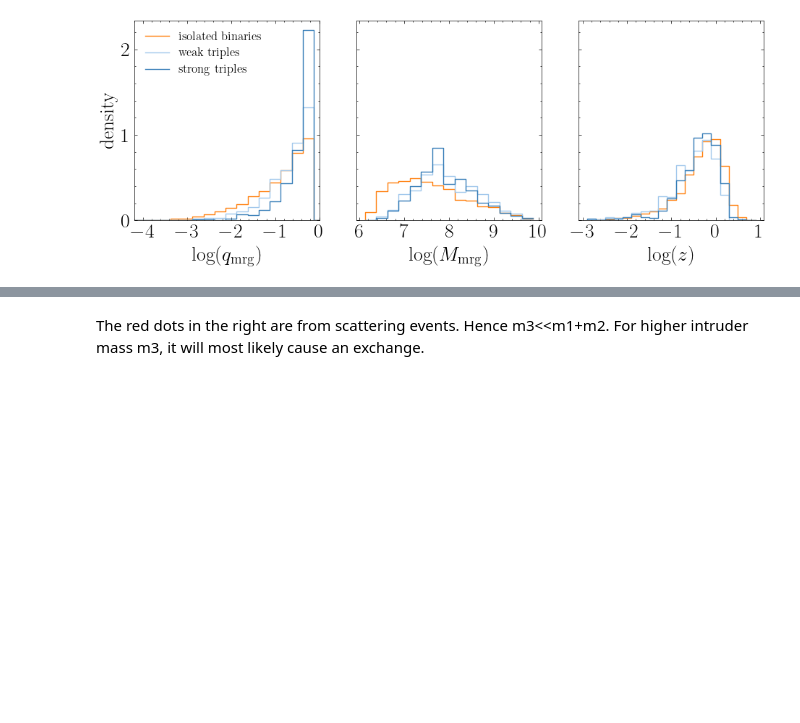
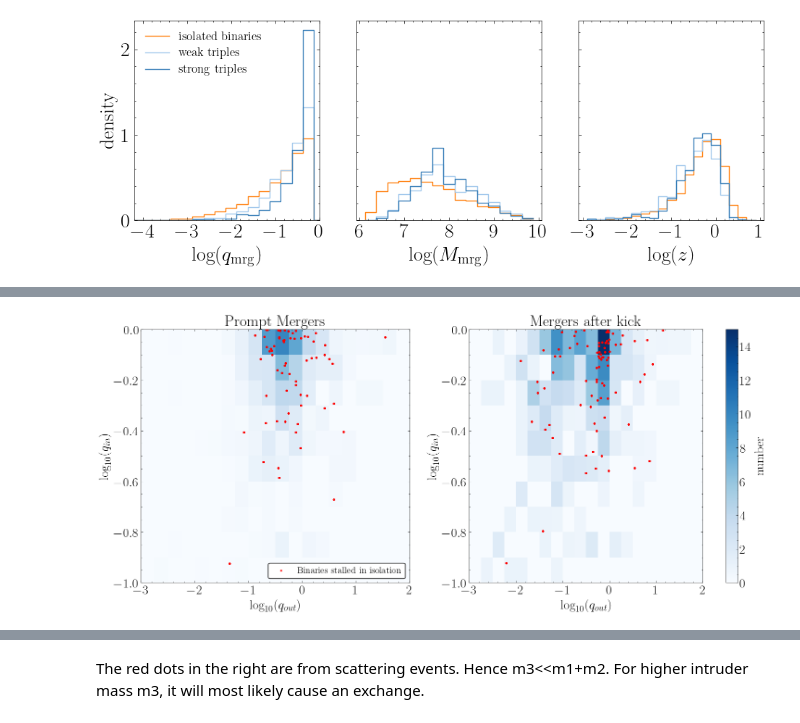
Before and after one commit to pranav-satheesh/Triple-MBH-Illustris, a Jupyter notebook: notebooks/merger_properties.ipynb, the cells around one changed output, grey strips where cells are left out. Drawn from its saved outputs; the diff is of its cells as text; code cells hidden in the pictures; blank space fills up the shorter version.

```diff
--- a/notebooks/merger_properties.ipynb
+++ b/notebooks/merger_properties.ipynb
@@ -191,8 +184,8 @@ for i in range(Nruns):
     no_qout = strong_tr[i].qout[strong_tr[i].no_merger_mask]
 
 
-    xedges =  np.linspace(-4,3,21) #logspace(aa, 21)
-    yedges =  np.linspace(-4,0,21)#logspace(bb, 21)
+    xedges =  np.linspace(-3,2,21) #logspace(aa, 21)
+    yedges =  np.linspace(-2,0,21)#logspace(bb, 21)
 
     aa_Tr, bb_Tr = np.log10(Tr_qout),np.log10(Tr_qin)
     hist_Tr, *_ = sp.stats.binned_statistic_2d(aa_Tr, bb_Tr, None, bins=(xedges, yedges), statistic='count')
@@ -210,6 +203,69 @@ for i in range(Nruns):
 hist_Tr_ej_tot = hist_Tr_ej_tot/Nruns
 hist_Tr_tot = hist_Tr_tot/Nruns
 hist_no_tot = hist_no_tot/Nruns
+# %%
+fig,axes = plt.subplots(1,2,figsize=[15,7])
+xx, yy = np.meshgrid(xedges, yedges)
+#norm = mpl.colors.Normalize(0,round(hist_Tr_tot.max()))
+
+max_val = max(hist_Tr_tot.max(), hist_Tr_ej_tot.max())
+norm = mpl.colors.Normalize(0, round(max_val))
+
+pcm1 = axes[0].pcolormesh(xedges, yedges, hist_Tr_tot.T, cmap="Blues", norm=norm)
+pcm2 = axes[1].pcolormesh(xedges, yedges, hist_Tr_ej_tot.T, cmap="Blues", norm=norm)
+#plt.colorbar(pcm, ax=axes[0], label='number')
+
+for i in range(Nruns):
+    qout_stalled_but_Tr = strong_tr[i].qout[(~strong_tr[i].bin_merge_flag)&(strong_tr[0].prompt_merger_mask)]
+    qin_stalled_but_Tr = strong_tr[i].qin[(~strong_tr[i].bin_merge_flag)&(strong_tr[0].prompt_merger_mask)]
+
+    qout_stalled_but_Tr_ej = strong_tr[i].qout[(~strong_tr[i].bin_merge_flag)&(strong_tr[0].merger_after_ejection_mask)]
+    qin_stalled_but_Tr_ej = strong_tr[i].qin[(~strong_tr[i].bin_merge_flag)&(strong_tr[0].merger_after_ejection_mask)]
+
+    axes[0].scatter(np.log10(qout_stalled_but_Tr),np.log10(qin_stalled_but_Tr),s=3.5,color="red",label="Binaries stalled in isolation" if i == 0 else "")
+    axes[1].scatter(np.log10(qout_stalled_but_Tr_ej),np.log10(qin_stalled_but_Tr_ej),s=3.5,color="red",label="Binaries stalled in inspiral" if i == 0 else "")
+
+
+#norm = mpl.colors.Normalize(0,round(hist_Tr_ej_tot.max()))
+
+#plt.colorbar(pcm, ax=axes[1], label='number')
+#axes[1].scatter(np.log10(qout_stalled_but_Tr_ej),np.log10(qin_stalled_but_Tr_ej),s=1.5,color="red")
+
+#norm = mpl.colors.Normalize(0,round(hist_no_tot.max()))
+#pcm3 = axes[2].pcolormesh(xedges, yedges, hist_no_tot.T, cmap="Blues", norm=norm)
+#plt.colorbar(pcm, ax=axes[2], label='number')
+#axes[2].scatter(np.log10(qout_stalled_but_no),np.log10(qin_stalled_but_no),s=0.5,color="red")
+
+divider = make_axes_locatable(axes[1])  # Adjust based on the third axis
+cax = divider.append_axes("right", size="5%", pad=0.5)
+plt.colorbar(pcm1, cax=cax, label="number")
+
+axes[0].set_xlabel("$\log_{10}(q_{out})$")
+axes[1].set_xlabel("$\log_{10}(q_{out})$")
+
+
+axes[0].set_ylabel("$\log_{10}(q_{in})$")
+axes[1].set_ylabel("$\log_{10}(q_{in})$")
+
+
+axes[0].set_title("Prompt Mergers")
+axes[1].set_title("Mergers after kick")
+
+# Add legends to both plots, outside axes with a border
+legend_props = dict(edgecolor="black", linewidth=1.5)  # Custom border
+
+#axes[0].legend(prop=legend_props, fancybox=True)
+axes[0].legend(fancybox=True, framealpha=1, frameon=True, edgecolor="black",fontsize=14)
+
+axes[0].set_ylim(-1,)
+axes[0].set_xlim(-3,2)
+axes[1].set_ylim(-1,0)
+axes[1].set_xlim(-3,2)
+
+plt.tight_layout()
+plt.savefig("../Figures/2d-hist-qin-qout-for-mergers.pdf")
+# %% [output]
+[figure, added]
 # %%
 fig,axes = plt.subplots(1,2,figsize=[12,6])
 xx, yy = np.meshgrid(xedges, yedges)
```
Also changed, not shown: parts of 10 cells of this notebook, 16 other files.
